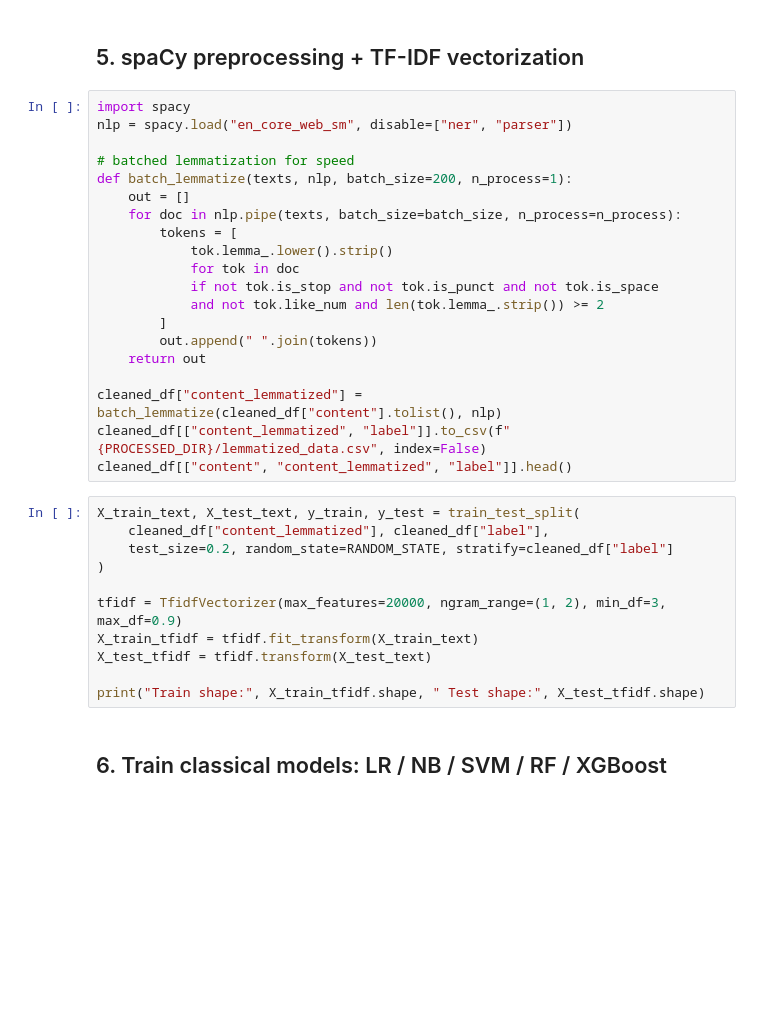
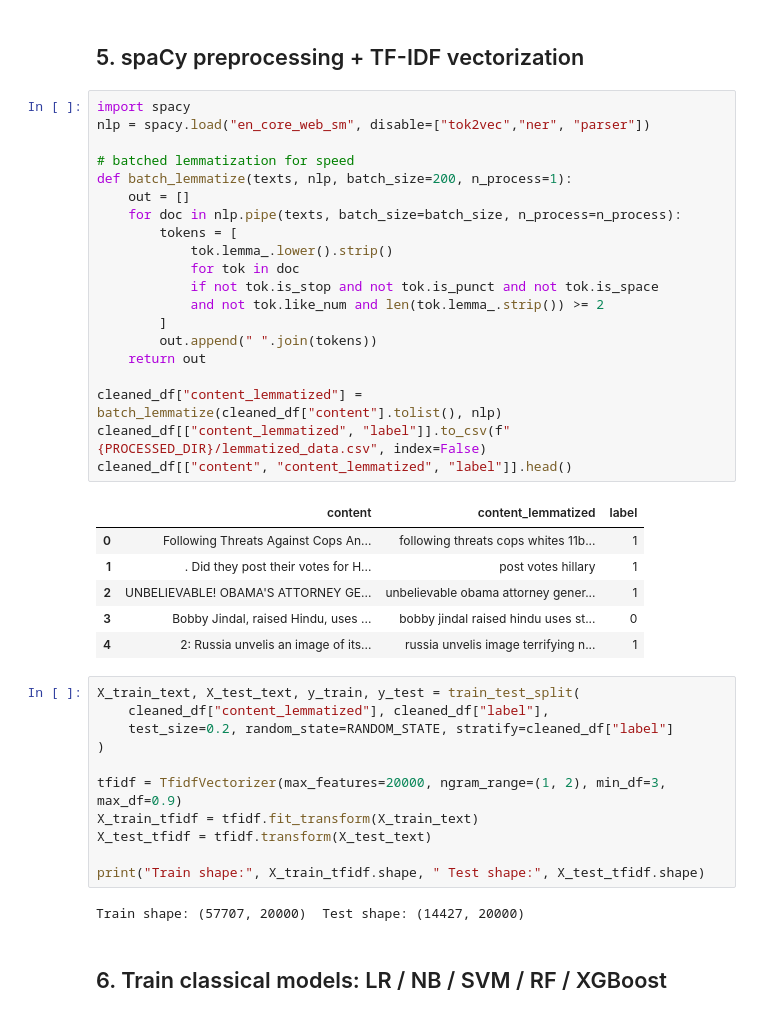
Before and after one commit to ashok-bisht/Context-Aware_Misinformation_Detection_ML_and_Gen_AI, a Jupyter notebook: notebooks/3_3_distilbert_fake_news_classifier_resume_cell.ipynb, the cells around one changed output. Drawn from its saved outputs; the diff is of its cells as text; blank space fills up the shorter version.

```diff
--- a/notebooks/3_3_distilbert_fake_news_classifier_resume_cell.ipynb
+++ b/notebooks/3_3_distilbert_fake_news_classifier_resume_cell.ipynb
@@ -380,24 +396,31 @@ plt.show()
 ## 5. spaCy preprocessing + TF-IDF vectorization
 # %%
 import spacy
-nlp = spacy.load("en_core_web_sm", disable=["ner", "parser"])
+nlp = spacy.load("en_core_web_sm", disable=["tok2vec","ner", "parser"])
 
 # batched lemmatization for speed
 def batch_lemmatize(texts, nlp, batch_size=200, n_process=1):
     out = []
     for doc in nlp.pipe(texts, batch_size=batch_size, n_process=n_process):
         tokens = [
             tok.lemma_.lower().strip()
             for tok in doc
             if not tok.is_stop and not tok.is_punct and not tok.is_space
             and not tok.like_num and len(tok.lemma_.strip()) >= 2
         ]
         out.append(" ".join(tokens))
     return out
 
 cleaned_df["content_lemmatized"] = batch_lemmatize(cleaned_df["content"].tolist(), nlp)
 cleaned_df[["content_lemmatized", "label"]].to_csv(f"{PROCESSED_DIR}/lemmatized_data.csv", index=False)
 cleaned_df[["content", "content_lemmatized", "label"]].head()
+# %% [output]
+|  | content | content_lemmatized | label |
+| 0 | Following Threats Against Cops An... | following threats cops whites 11b... | 1 |
+| 1 | . Did they post their votes for H... | post votes hillary | 1 |
+| 2 | UNBELIEVABLE! OBAMA'S ATTORNEY GE... | unbelievable obama attorney gener... | 1 |
+| 3 | Bobby Jindal, raised Hindu, uses ... | bobby jindal raised hindu uses st... | 0 |
+| 4 | 2: Russia unvelis an image of its... | russia unvelis image terrifying n... | 1 |
 # %%
 X_train_text, X_test_text, y_train, y_test = train_test_split(
     cleaned_df["content_lemmatized"], cleaned_df["label"],
@@ -409,6 +432,8 @@ X_train_tfidf = tfidf.fit_transform(X_train_text)
 X_test_tfidf = tfidf.transform(X_test_text)
 
 print("Train shape:", X_train_tfidf.shape, " Test shape:", X_test_tfidf.shape)
+# %% [output]
+Train shape: (57707, 20000)  Test shape: (14427, 20000)
 # %% [markdown]
 ## 6. Train classical models: LR / NB / SVM / RF / XGBoost
 # %%
```
Also changed, not shown: parts of 19 cells of this notebook.
